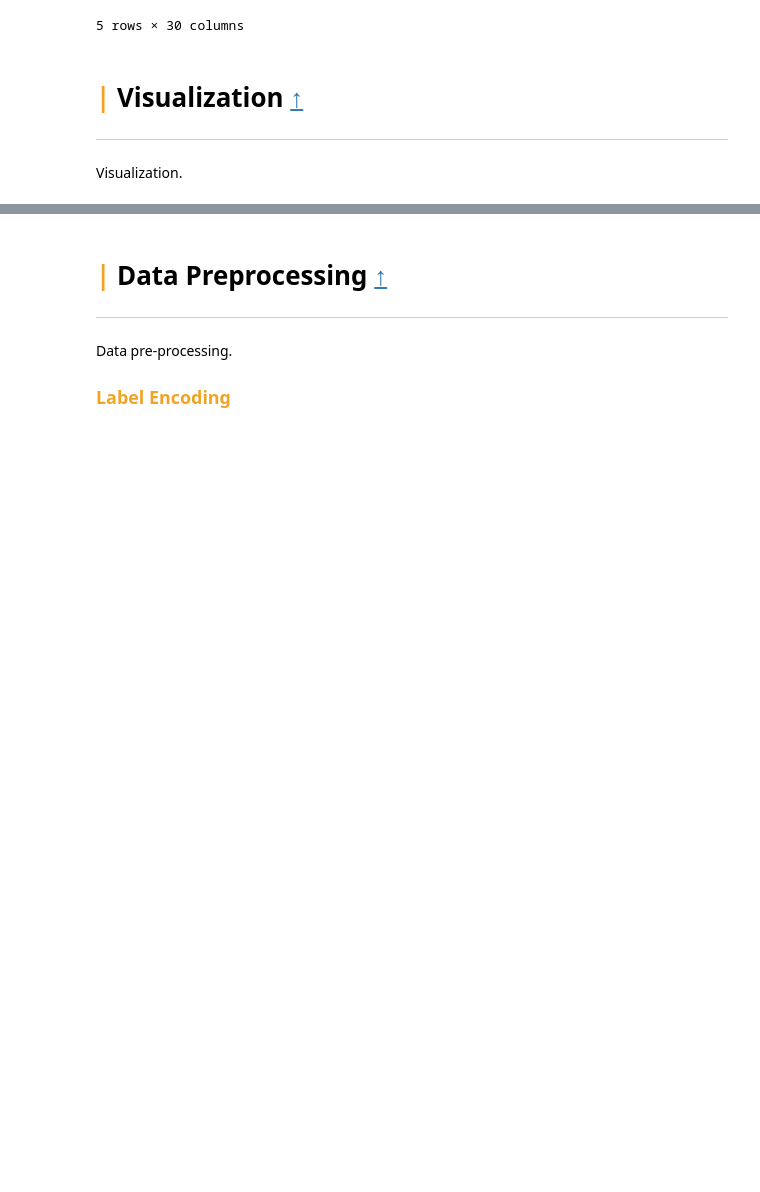
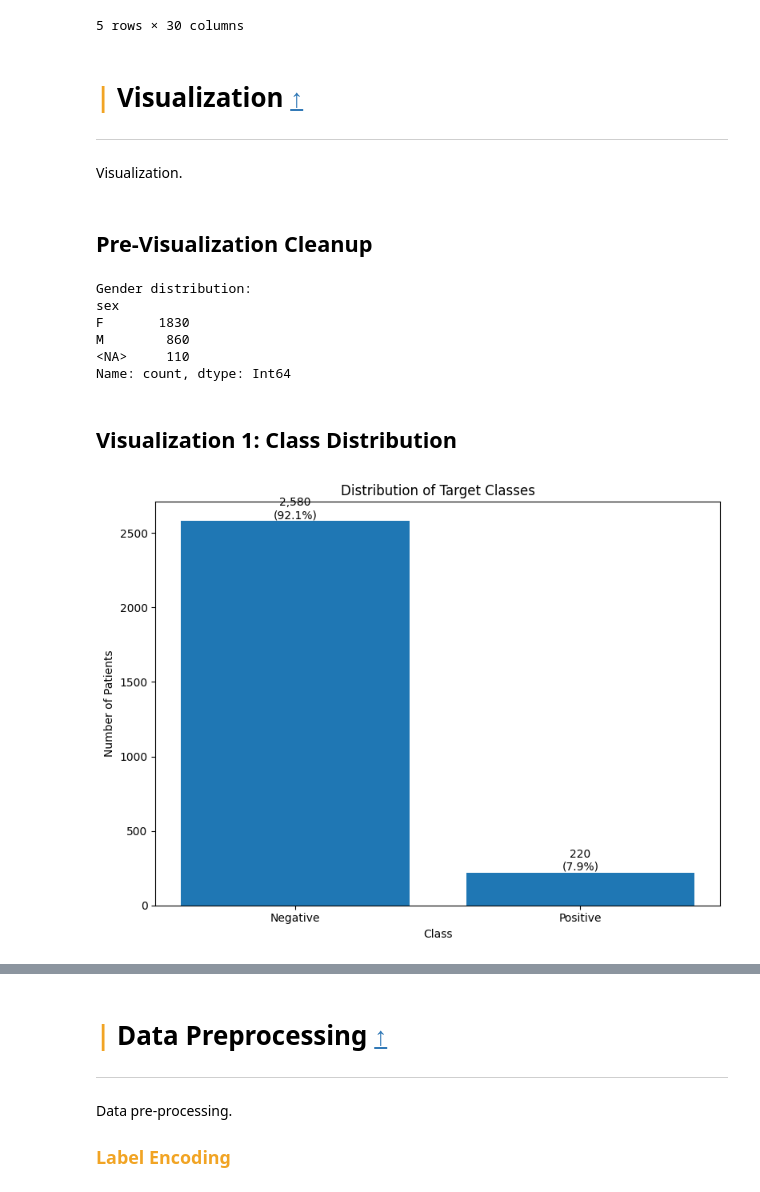
Before and after one commit to Gearlock/Thyroid-Disease-Risk-Datascience-Project, a Jupyter notebook: cs506-thyroid-cancer-prediction-project.ipynb, the cells around one changed output, grey strips where cells are left out. Cells and saved outputs as stored; diff of their text form; code cells hidden in the pictures; blank space fills up the shorter version.

```diff
--- a/cs506-thyroid-cancer-prediction-project.ipynb
+++ b/cs506-thyroid-cancer-prediction-project.ipynb
@@ -139,0 +170,65 @@ Visualization.
+# %% [markdown]
+## Pre-Visualization Cleanup
+# %%
+# Convert ? into missing values
+df = df.replace("?", np.nan)
+
+
+# Clean Gender Column
+df["sex"] = (df["sex"].astype("string").str.strip().str.upper())
+
+# Keep only valid M/F values.
+# Anything else becomes missing.
+df.loc[~df["sex"].isin(["M", "F"]), "sex"] = pd.NA
+
+
+# Numeric columns
+numeric_columns = [
+    "age",
+    "TSH",
+    "T3",
+    "TT4",
+    "T4U",
+    "FTI",
+    "TBG"
+]
+
+for col in numeric_columns:
+    df[col] = pd.to_numeric(df[col], errors="coerce")
+
+print("\nGender distribution:")
+print(df["sex"].value_counts(dropna=False))
+# %% [output]
+Gender distribution:
+sex
+F       1830
+M        860
+<NA>     110
+Name: count, dtype: Int64
+# %% [markdown]
+## Visualization 1: Class Distribution
+# %%
+class_counts = (df["target_encoded"].value_counts().reindex([0, 1]))
+class_percentages = (class_counts / class_counts.sum() * 100)
+
+labels = ["Negative", "Positive"]
+fig, ax = plt.subplots(figsize=(8, 6))
+bars = ax.bar(labels, class_counts.values)
+
+for bar, count, percentage in zip(bars,class_counts.values, class_percentages.values):
+    ax.text(
+        bar.get_x() + bar.get_width() / 2,
+        bar.get_height(),
+        f"{count:,}\n({percentage:.1f}%)",
+        ha="center",
+        va="bottom"
+    )
+
+ax.set_title("Distribution of Target Classes")
+ax.set_xlabel("Class")
+ax.set_ylabel("Number of Patients")
+
+plt.tight_layout()
+plt.show()
+# %% [output]
+[figure, added]
```
Also changed, not shown: parts of 28 cells of this notebook.
